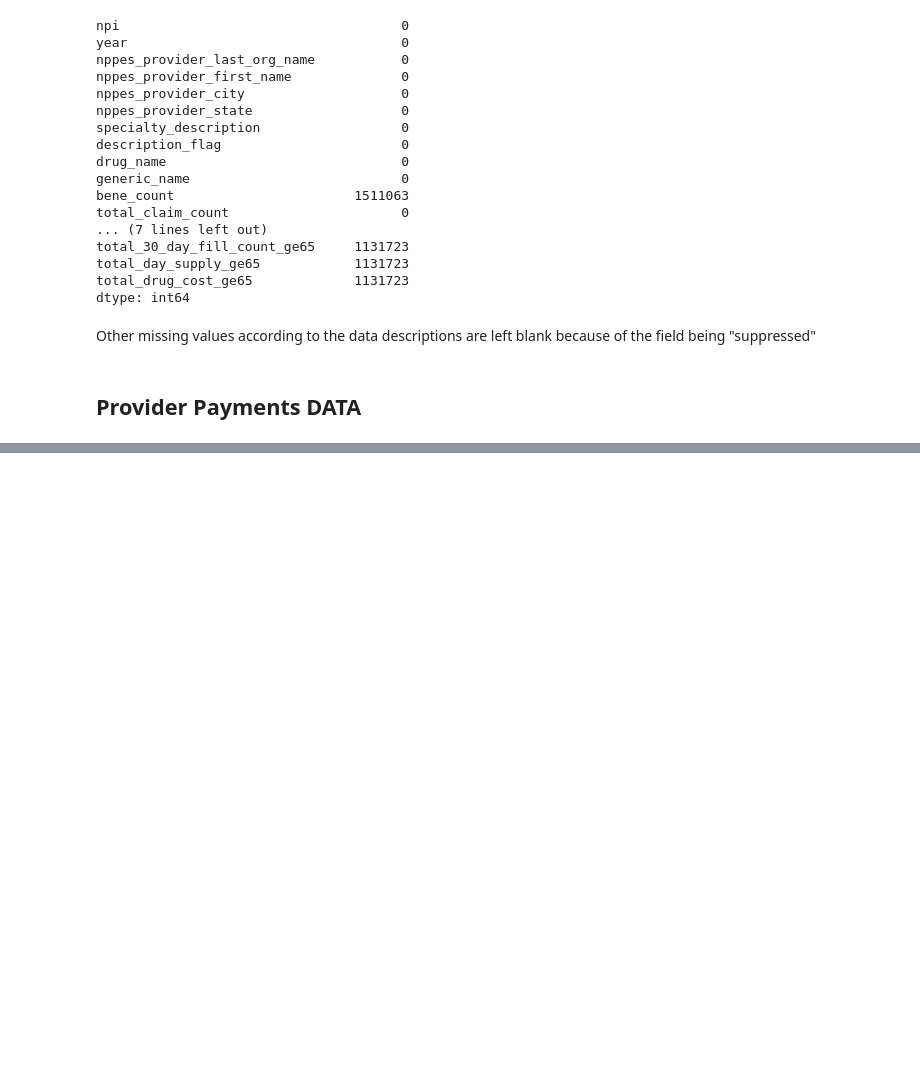
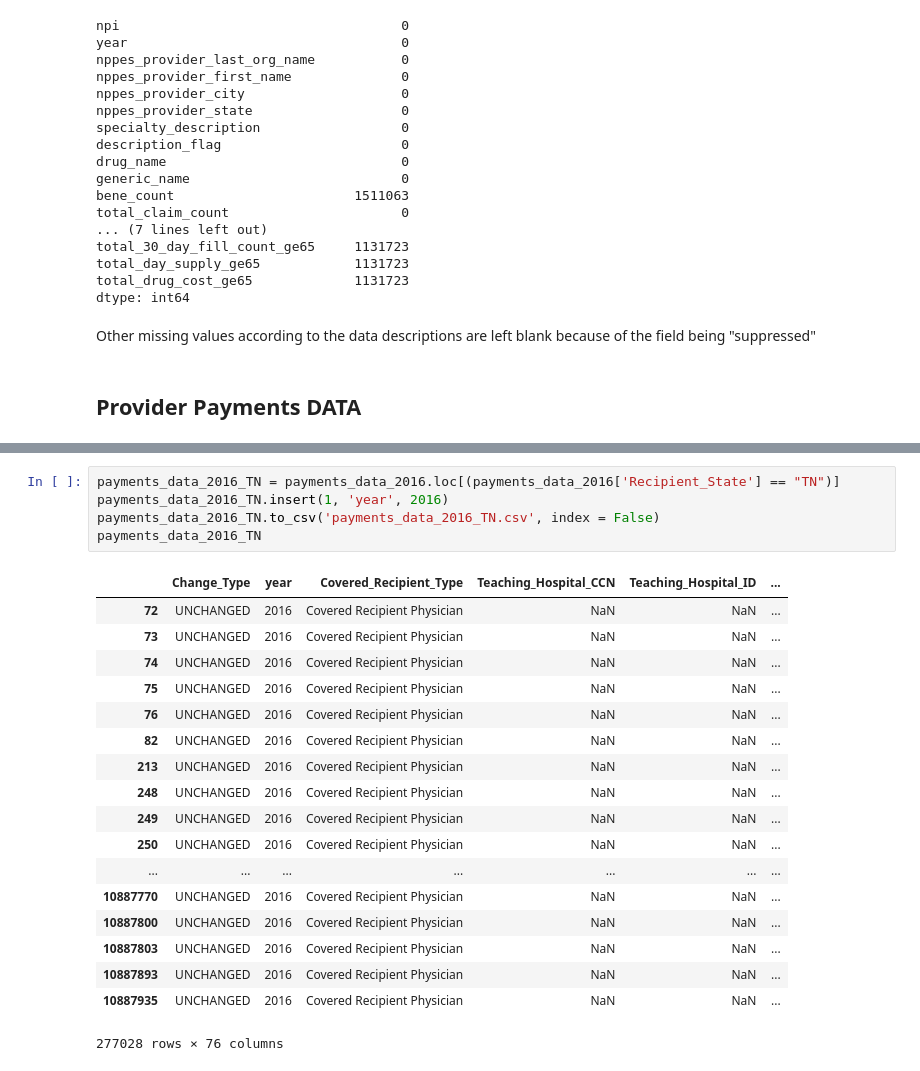
Before and after one commit to berradaa/DSCT, a Jupyter notebook: Medicare prescriptions.ipynb, the cells around one changed output, grey strips where cells are left out. Drawn from its saved outputs; the diff is of its cells as text; blank space fills up the shorter version.

```diff
--- a/Medicare prescriptions.ipynb
+++ b/Medicare prescriptions.ipynb
@@ -497,0 +614,24 @@ payments_data_2013
+# %%
+payments_data_2016_TN = payments_data_2016.loc[(payments_data_2016['Recipient_State'] == "TN")]
+payments_data_2016_TN.insert(1, 'year', 2016)
+payments_data_2016_TN.to_csv('payments_data_2016_TN.csv', index = False)
+payments_data_2016_TN
+# %% [output]
+|  | Change_Type | year | Covered_Recipient_Type | Teaching_Hospital_CCN | Teaching_Hospital_ID | ... |
+| 72 | UNCHANGED | 2016 | Covered Recipient Physician | NaN | NaN | ... |
+| 73 | UNCHANGED | 2016 | Covered Recipient Physician | NaN | NaN | ... |
+| 74 | UNCHANGED | 2016 | Covered Recipient Physician | NaN | NaN | ... |
+| 75 | UNCHANGED | 2016 | Covered Recipient Physician | NaN | NaN | ... |
+| 76 | UNCHANGED | 2016 | Covered Recipient Physician | NaN | NaN | ... |
+| 82 | UNCHANGED | 2016 | Covered Recipient Physician | NaN | NaN | ... |
+| 213 | UNCHANGED | 2016 | Covered Recipient Physician | NaN | NaN | ... |
+| 248 | UNCHANGED | 2016 | Covered Recipient Physician | NaN | NaN | ... |
+| 249 | UNCHANGED | 2016 | Covered Recipient Physician | NaN | NaN | ... |
+| 250 | UNCHANGED | 2016 | Covered Recipient Physician | NaN | NaN | ... |
+| ... | ... | ... | ... | ... | ... | ... |
+| 10887770 | UNCHANGED | 2016 | Covered Recipient Physician | NaN | NaN | ... |
+| 10887800 | UNCHANGED | 2016 | Covered Recipient Physician | NaN | NaN | ... |
+| 10887803 | UNCHANGED | 2016 | Covered Recipient Physician | NaN | NaN | ... |
+| 10887893 | UNCHANGED | 2016 | Covered Recipient Physician | NaN | NaN | ... |
+| 10887935 | UNCHANGED | 2016 | Covered Recipient Physician | NaN | NaN | ... |
+277028 rows × 76 columns
```
Also changed, not shown: parts of 17 cells of this notebook.
